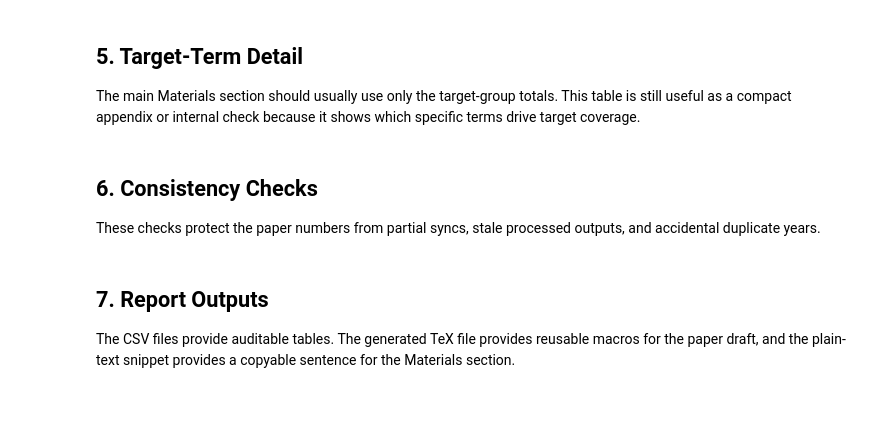
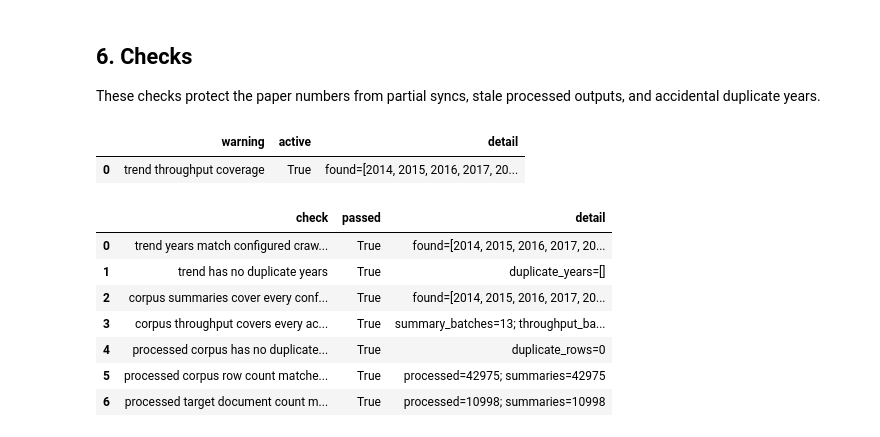
Before and after one commit to jako6f/msc-nlp-therapy-speak, a Jupyter notebook: notebooks/03_commoncrawl_collection_reporting.ipynb, the cells around one changed output. Saved outputs shown, nothing was run; the diff lists cells and outputs as text; code cells hidden in the pictures; blank space fills up the shorter version.

```diff
--- a/notebooks/03_commoncrawl_collection_reporting.ipynb
+++ b/notebooks/03_commoncrawl_collection_reporting.ipynb
@@ -211,4 +307,0 @@ processed_summary
-# %% [markdown]
-## 5. Target-Term Detail
-
-The main Materials section should usually use only the target-group totals. This table is still useful as a compact appendix or internal check because it shows which specific terms drive target coverage.
@@ -248,8 +308,12 @@ target_terms_by_year
 # %% [markdown]
-## 6. Consistency Checks
+## 6. Checks
 
 These checks protect the paper numbers from partial syncs, stale processed outputs, and accidental duplicate years.
 # %%
+trend_years = sorted(trend_rates["year"].tolist())
+corpus_years = sorted(corpus_by_year["year"].tolist())
+trend_duplicate_years = sorted(trend_rates.loc[trend_rates["year"].duplicated(), "year"].unique().tolist())
+
 checks = pd.DataFrame(
     [
         {
@@ -258,40 +322,65 @@ checks = pd.DataFrame(
             "detail": f"found={trend_years}; expected={configured_years}",
         },
         {
             "check": "trend has no duplicate years",
             "passed": not trend_duplicate_years,
             "detail": f"duplicate_years={trend_duplicate_years}",
         },
         {
             "check": "corpus summaries cover every configured year",
-            "passed": sorted(corpus_by_year["year"].tolist()) == configured_years,
-            "detail": f"found={sorted(corpus_by_year['year'].tolist())}; expected={configured_years}",
+            "passed": corpus_years == configured_years,
+            "detail": f"found={corpus_years}; expected={configured_years}",
+        },
+        {
+            "check": "corpus throughput covers every accepted corpus batch",
+            "passed": len(corpus_batches) == len(corpus_summary_files) and corpus_batches["total_elapsed_hours"].notna().all(),
+            "detail": f"summary_batches={len(corpus_summary_files)}; throughput_batches={len(corpus_throughput_files)}",
         },
         {
             "check": "processed corpus has no duplicate crawl_id/url rows",
             "passed": processed_duplicate_url_count == 0,
             "detail": f"duplicate_rows={processed_duplicate_url_count}",
         },
         {
             "check": "processed corpus row count matches accepted quality summaries",
-            "passed": len(processed_corpus) == corpus_totals["final_documents"],
-            "detail": f"processed={len(processed_corpus)}; summaries={corpus_totals['final_documents']}",
+            "passed": len(processed_corpus) == int(corpus_by_year["final_documents"].sum()),
+            "detail": f"processed={len(processed_corpus)}; summaries={int(corpus_by_year['final_documents'].sum())}",
         },
         {
             "check": "processed target document count matches accepted quality summaries",
-            "passed": processed_target_document_count == corpus_totals["target_documents"],
-            "detail": f"processed={processed_target_document_count}; summaries={corpus_totals['target_documents']}",
+            "passed": processed_target_document_count == int(corpus_by_year["target_documents"].sum()),
+            "detail": f"processed={processed_target_document_count}; summaries={int(corpus_by_year['target_documents'].sum())}",
         },
     ]
 )
 
 if not checks["passed"].all():
     display(checks)
     failed = checks.loc[~checks["passed"], "check"].tolist()
     raise AssertionError(f"Collection reporting checks failed: {failed}")
 
+throughput_warnings = pd.DataFrame(
+    [
+        {
+            "warning": "trend throughput coverage",
+            "active": sorted(trend_throughput["year"].tolist()) != configured_years,
+            "detail": f"found={sorted(trend_throughput['year'].tolist())}; expected={configured_years}",
+        }
+    ]
+)
+
+if throughput_warnings["active"].any():
+    display(throughput_warnings.loc[throughput_warnings["active"]])
+
 checks
+# %% [output]
+|  | warning | active | detail |
+| 0 | trend throughput coverage | True | found=[2014, 2015, 2016, 2017, 20... |
+|  | check | passed | detail |
+| 0 | trend years match configured craw... | True | found=[2014, 2015, 2016, 2017, 20... |
+| 1 | trend has no duplicate years | True | duplicate_years=[] |
+| 2 | corpus summaries cover every conf... | True | found=[2014, 2015, 2016, 2017, 20... |
+| 3 | corpus throughput covers every ac... | True | summary_batches=13; throughput_ba... |
+| 4 | processed corpus has no duplicate... | True | duplicate_rows=0 |
+| 5 | processed corpus row count matche... | True | processed=42975; summaries=42975 |
+| 6 | processed target document count m... | True | processed=10998; summaries=10998 |
-# %% [markdown]
-## 7. Report Outputs
-
-The CSV files provide auditable tables. The generated TeX file provides reusable macros for the paper draft, and the plain-text snippet provides a copyable sentence for the Materials section.
```
Also changed, not shown: parts of 18 cells of this notebook, 39 other files.
